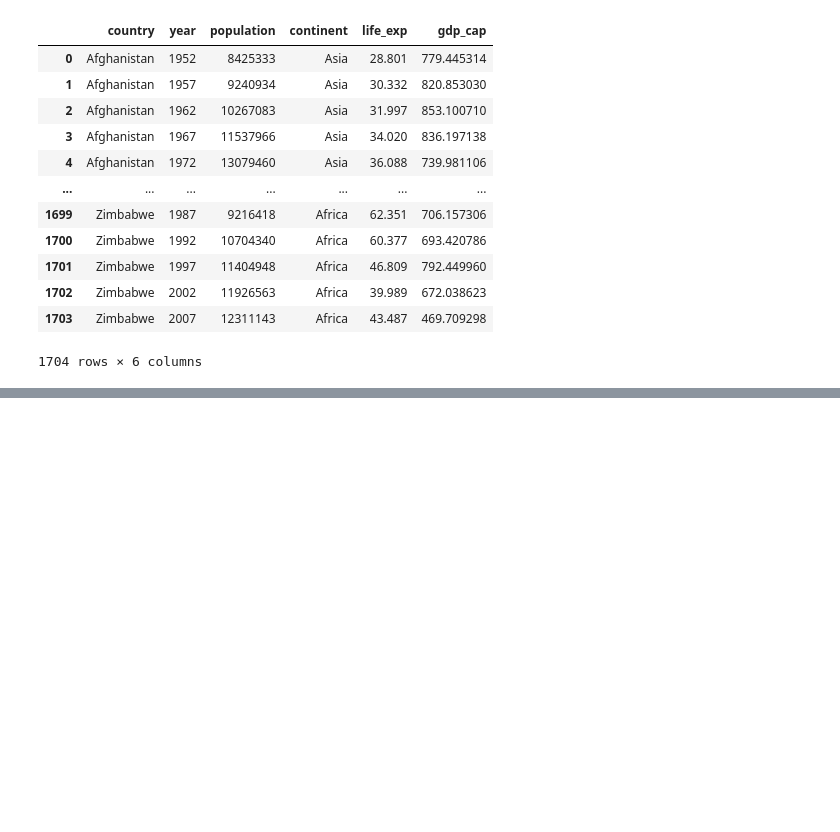
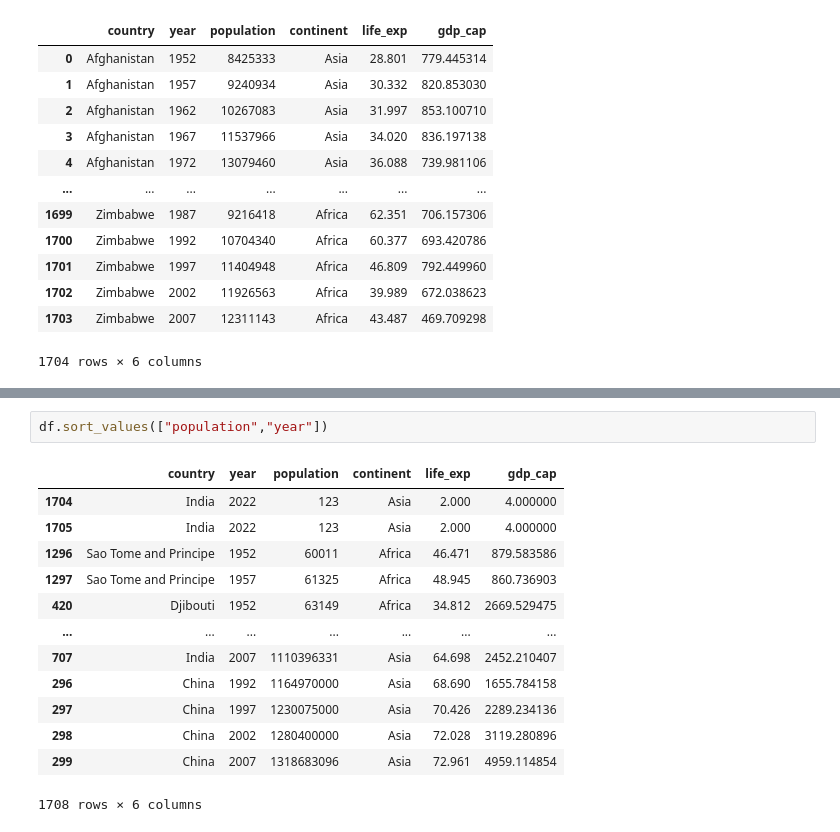
Before and after one commit to jeeet0700/Revision, a Jupyter notebook: Pandas revision.ipynb, the cells around one changed output, grey strips where cells are left out. Saved outputs shown, nothing was run; the diff lists cells and outputs as text; blank space fills up the shorter version.

```diff
--- a/Pandas revision.ipynb
+++ b/Pandas revision.ipynb
@@ -941,0 +1055,16 @@ df.drop_duplicates(keep=False)
+# %%
+df.sort_values(["population","year"])
+# %% [output]
+|  | country | year | population | continent | life_exp | gdp_cap |
+| 1704 | India | 2022 | 123 | Asia | 2.000 | 4.000000 |
+| 1705 | India | 2022 | 123 | Asia | 2.000 | 4.000000 |
+| 1296 | Sao Tome and Principe | 1952 | 60011 | Africa | 46.471 | 879.583586 |
+| 1297 | Sao Tome and Principe | 1957 | 61325 | Africa | 48.945 | 860.736903 |
+| 420 | Djibouti | 1952 | 63149 | Africa | 34.812 | 2669.529475 |
+| ... | ... | ... | ... | ... | ... | ... |
+| 707 | India | 2007 | 1110396331 | Asia | 64.698 | 2452.210407 |
+| 296 | China | 1992 | 1164970000 | Asia | 68.690 | 1655.784158 |
+| 297 | China | 1997 | 1230075000 | Asia | 70.426 | 2289.234136 |
+| 298 | China | 2002 | 1280400000 | Asia | 72.028 | 3119.280896 |
+| 299 | China | 2007 | 1318683096 | Asia | 72.961 | 4959.114854 |
+1708 rows × 6 columns
```
Also changed, not shown: parts of 12 cells of this notebook.
